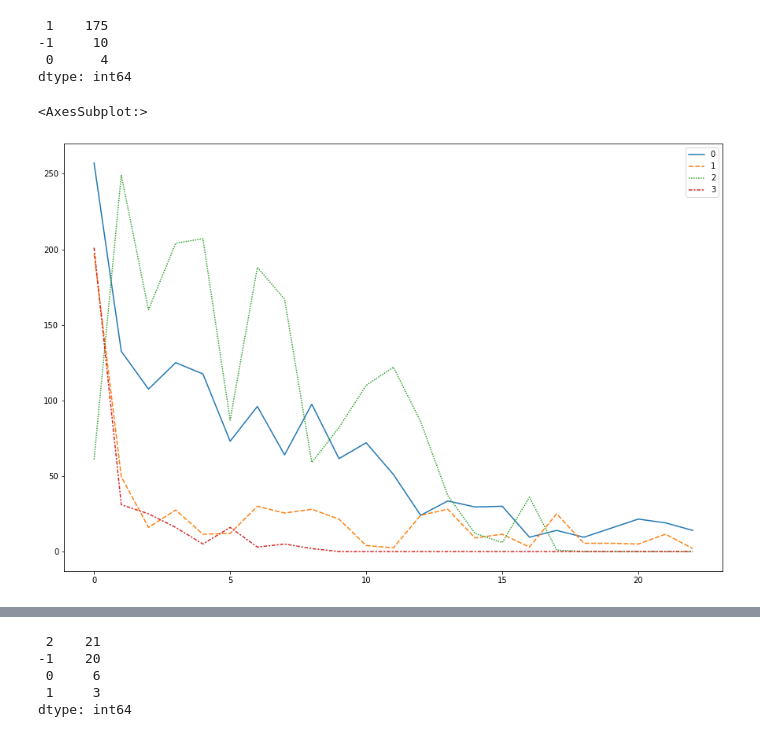
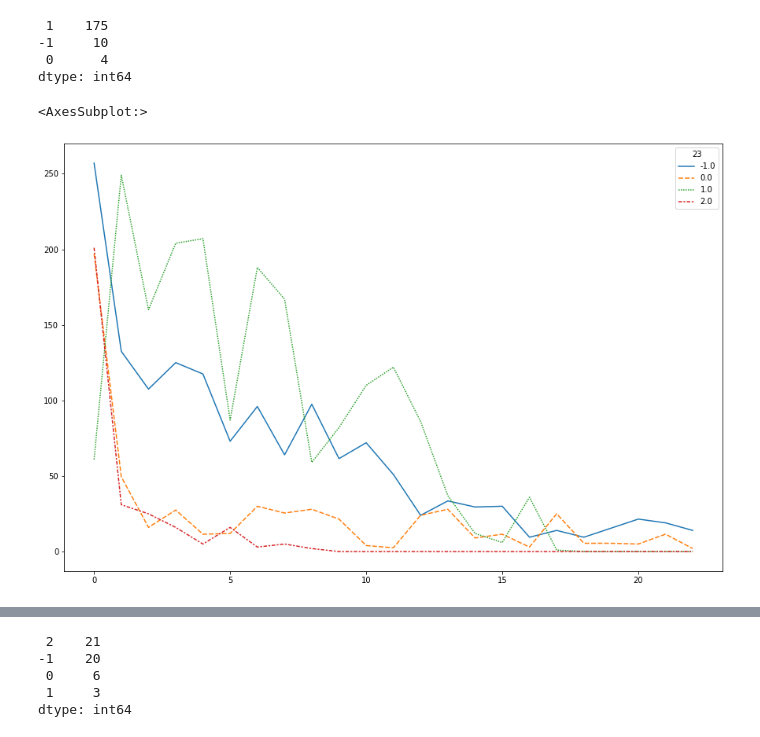
Before and after one commit to zenoWZH/ASFdata_analysis, a Jupyter notebook: casestudy/inspection_bysize.ipynb, the cells around one changed output, grey strips where cells are left out. Cells and saved outputs as stored; diff of their text form; code cells hidden in the pictures.

```diff
--- a/casestudy/inspection_bysize.ipynb
+++ b/casestudy/inspection_bysize.ipynb
@@ -226,9 +263,9 @@ pd.value_counts(tech_graduated_clusterer.labels_)
 dtype: int64
 # %%
 tech_retired_clusterer = HDBSCAN(algorithm= 'best', approx_min_span_tree=True, gen_min_span_tree=True, metric='canberra',  min_cluster_size= 2).fit(vectors_tech_edgesize_retired)
-df_hdbscan_results = pd.DataFrame(np.c_[vectors_tech_edgesize_retired, tech_retired_clusterer.labels_]).groupby(23).agg('median')
+df_labels_median = pd.DataFrame(np.c_[vectors_tech_edgesize_retired, tech_retired_clusterer.labels_]).groupby(23).agg('median')
 plt.figure(figsize=(15, 10))
-sns.lineplot(data= df_hdbscan_results.values.T)
+sns.lineplot(data= df_labels_median.T)
 # %% [output]
 <AxesSubplot:>
-[figure, old version]
+[figure, new version]
```
Also changed, not shown: parts of 10 cells of this notebook.
